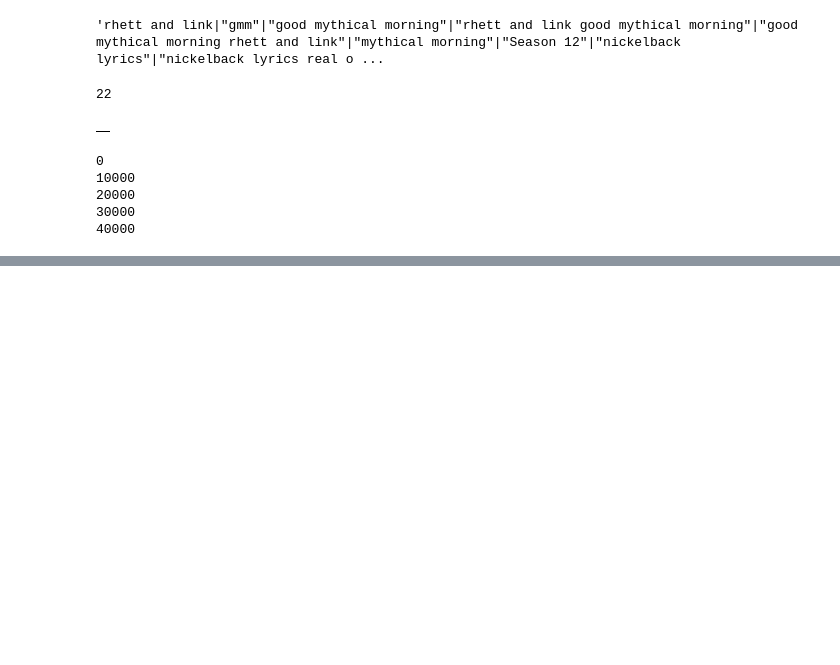
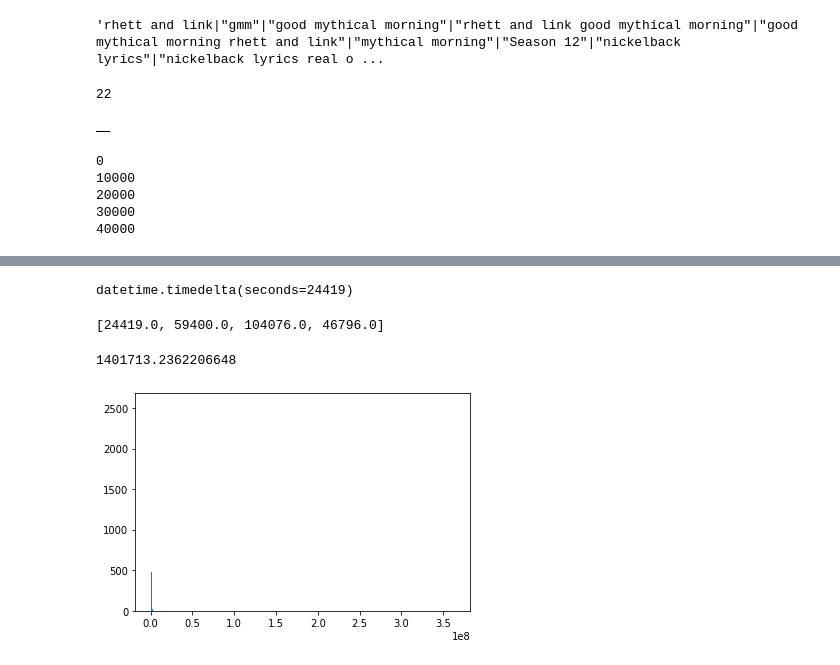
Before and after one commit to annyoo96/YoutubeTrendingClassifier, a Jupyter notebook: EDA_Notebook.ipynb, the cells around one changed output, grey strips where cells are left out. Drawn from its saved outputs; the diff is of its cells as text; code cells hidden in the pictures; blank space fills up the shorter version.

```diff
--- a/EDA_Notebook.ipynb
+++ b/EDA_Notebook.ipynb
@@ -198,11 +197,0 @@ len(set(tags_df["Tag Name"]))
-# %%
-csum = 0
-for i in range(len(tags)):
-    ls = tags[i]
-    individual_tags = ls.split("|")
-    csum += len(individual_tags)
-#     print(len(individual_tags))
-#     print(len(tags_df))
-#     category = video_data["category_id"][0]
-#     for it in individual_tags:
-#         tags_df = tags_df.append({"Tag Name": it, "Category": category}, ignore_index=True)
@@ -212,0 +236,3 @@ csum
+# %%
+trending_date = video_data["trending_date"]
+publish_time = video_data["publish_time"]
@@ -212,0 +246,24 @@ csum
+# %%
+a - b
+# %% [output]
+datetime.timedelta(seconds=24419)
+# %%
+time_difs = []
+
+for i in range(len(trending_date)):
+    td = datetime.strptime(trending_date[i], '%y.%d.%m')#'Jun 1 2005  1:33PM', '%b %d %Y %I:%M%p')
+    pt = datetime.strptime(publish_time[i], "%Y-%m-%dT%H:%M:%S.%fZ")
+    time_difs.append((td - pt).total_seconds())
+# %%
+time_difs[0:4]
+# %% [output]
+[24419.0, 59400.0, 104076.0, 46796.0]
+# %%
+np.mean(time_difs)
+# %% [output]
+1401713.2362206648
+# %%
+plt.hist(time_difs, bins='auto')
+plt.show()
+# %% [output]
+[figure, added]
```
Also changed, not shown: parts of 39 cells of this notebook.
